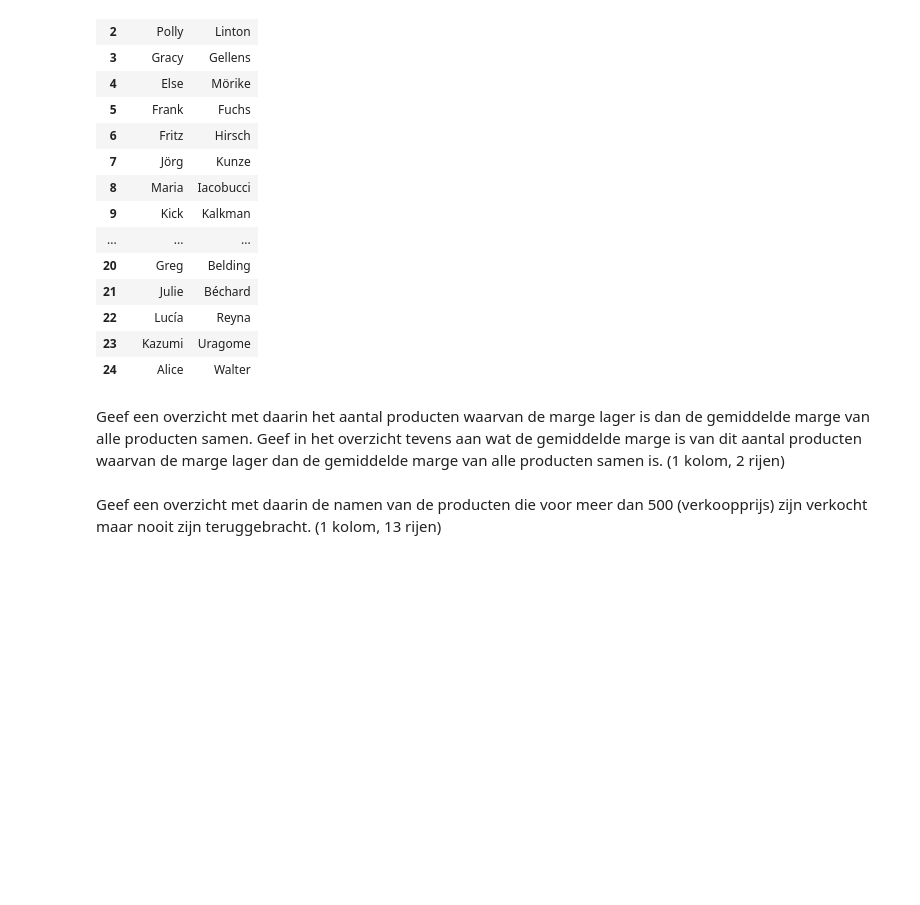
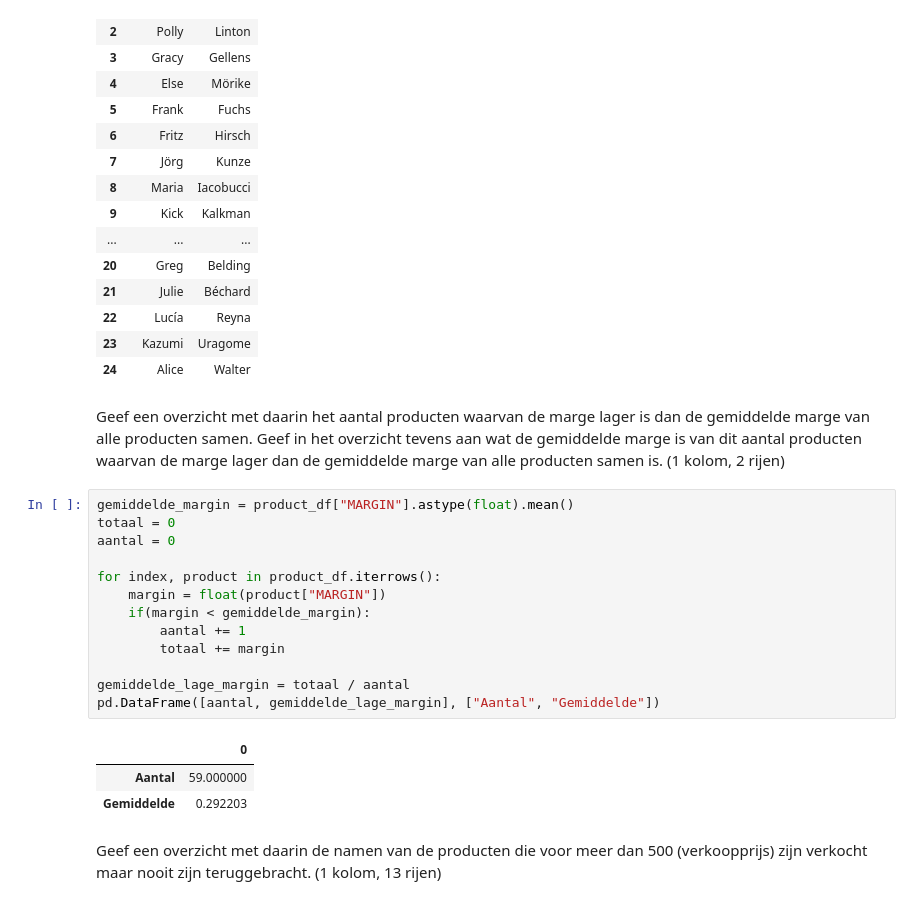
Before and after one commit to CroissantDevourer/dedsportfolio, a Jupyter notebook: week 2/Practicum_2.3_Opdrachten.ipynb, the cells around one changed output. Cells and saved outputs as stored; diff of their text form; blank space fills up the shorter version.

```diff
--- a/week 2/Practicum_2.3_Opdrachten.ipynb
+++ b/week 2/Practicum_2.3_Opdrachten.ipynb
@@ -505,5 +521,22 @@ pd.DataFrame(output_data)
 | 24 | Alice | Walter |
 # %% [markdown]
 Geef een overzicht met daarin het aantal producten waarvan de marge lager is dan de gemiddelde marge van alle producten samen. Geef in het overzicht tevens aan wat de gemiddelde marge is van dit aantal producten waarvan de marge lager dan de gemiddelde marge van alle producten samen is. (1 kolom, 2 rijen)
+# %%
+gemiddelde_margin = product_df["MARGIN"].astype(float).mean()
+totaal = 0
+aantal = 0
+
+for index, product in product_df.iterrows():
+    margin = float(product["MARGIN"])
+    if(margin < gemiddelde_margin):
+        aantal += 1
+        totaal += margin
+
+gemiddelde_lage_margin = totaal / aantal
+pd.DataFrame([aantal, gemiddelde_lage_margin], ["Aantal", "Gemiddelde"])
+# %% [output]
+|  | 0 |
+| Aantal | 59.000000 |
+| Gemiddelde | 0.292203 |
 # %% [markdown]
 Geef een overzicht met daarin de namen van de producten die voor meer dan 500 (verkoopprijs) zijn verkocht maar nooit zijn teruggebracht. (1 kolom, 13 rijen)
```
Also changed, not shown: parts of 3 cells of this notebook.
